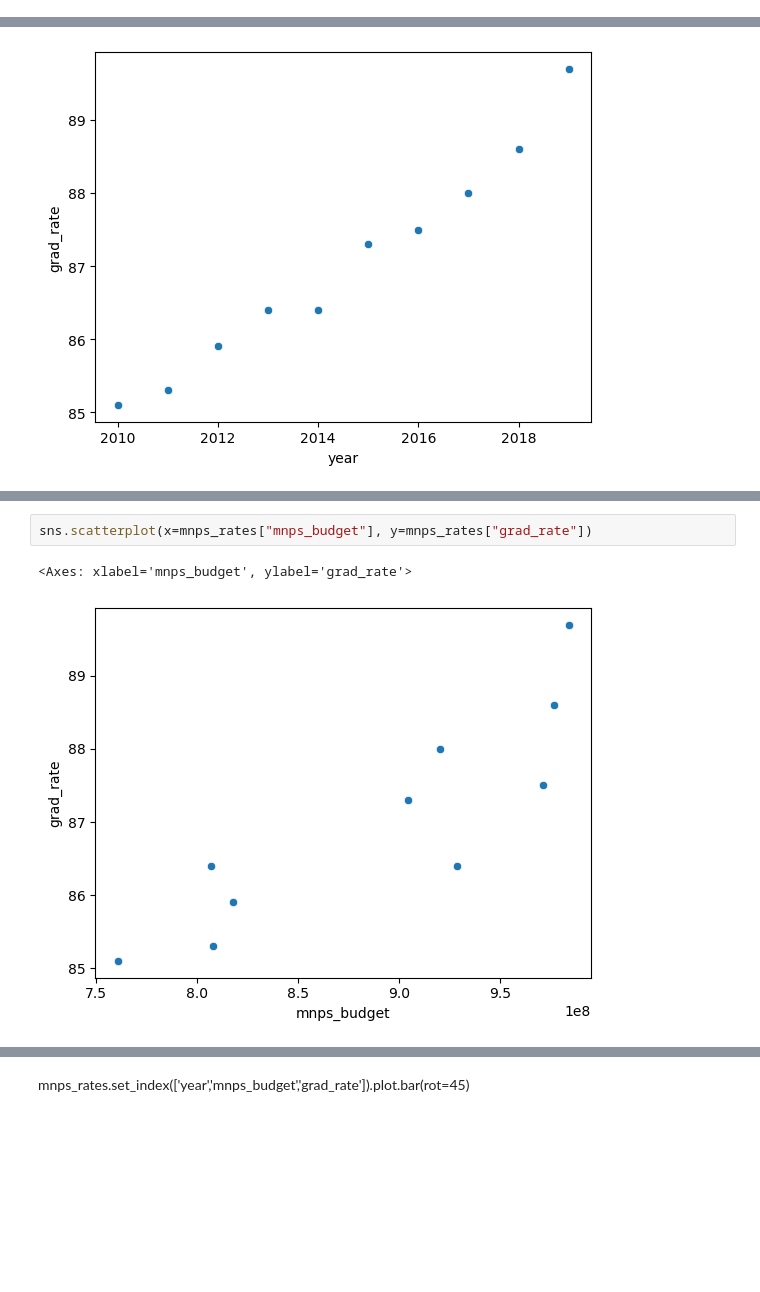
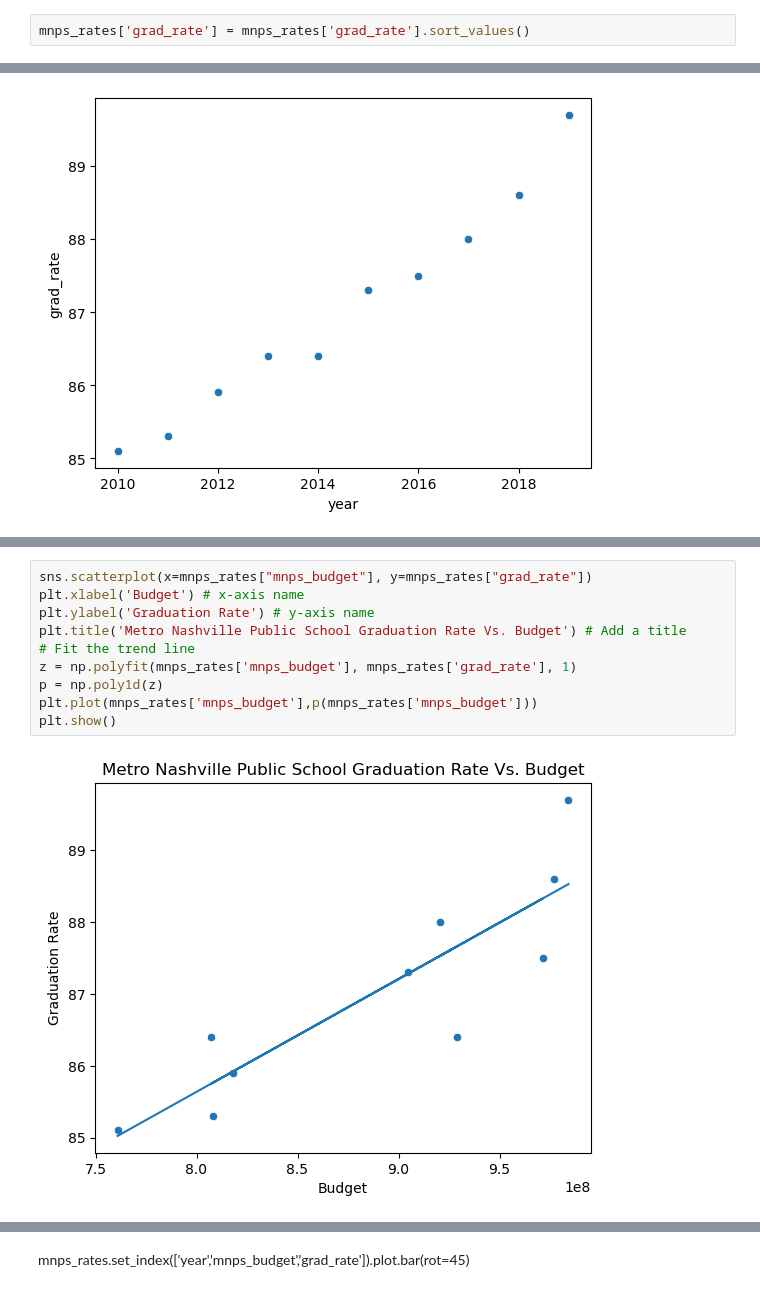
Before and after one commit to ericahen/capstone-da12, a Jupyter notebook: notebooks/combined_grad_rates.ipynb, the cells around one changed output, grey strips where cells are left out. Cells and saved outputs as stored; diff of their text form; blank space fills up the shorter version.

```diff
--- a/notebooks/combined_grad_rates.ipynb
+++ b/notebooks/combined_grad_rates.ipynb
@@ -507,6 +554,8 @@ bottom
 | 74 | 1028 | 2022 | Glencliff High School | 53.1 |
 | 32 | 1177 | 2020 | Cora Howe School | 42.9 |
 | 9 | 1172 | 2019 | Cora Howe School | 20.0 |
+# %%
+mnps_rates['grad_rate'] = mnps_rates['grad_rate'].sort_values()
 # %%
 bottom.info()
 # %% [output]
@@ -593,5 +663,12 @@ plt.show()
 # %%
 sns.scatterplot(x=mnps_rates["mnps_budget"], y=mnps_rates["grad_rate"])
+plt.xlabel('Budget') # x-axis name
+plt.ylabel('Graduation Rate') # y-axis name
+plt.title('Metro Nashville Public School Graduation Rate Vs. Budget') # Add a title
+# Fit the trend line
+z = np.polyfit(mnps_rates['mnps_budget'], mnps_rates['grad_rate'], 1)
+p = np.poly1d(z)
+plt.plot(mnps_rates['mnps_budget'],p(mnps_rates['mnps_budget']))
+plt.show()
 # %% [output]
-<Axes: xlabel='mnps_budget', ylabel='grad_rate'>
-[figure, old version]
+[figure, new version]
```
Also changed, not shown: parts of 12 cells of this notebook.
